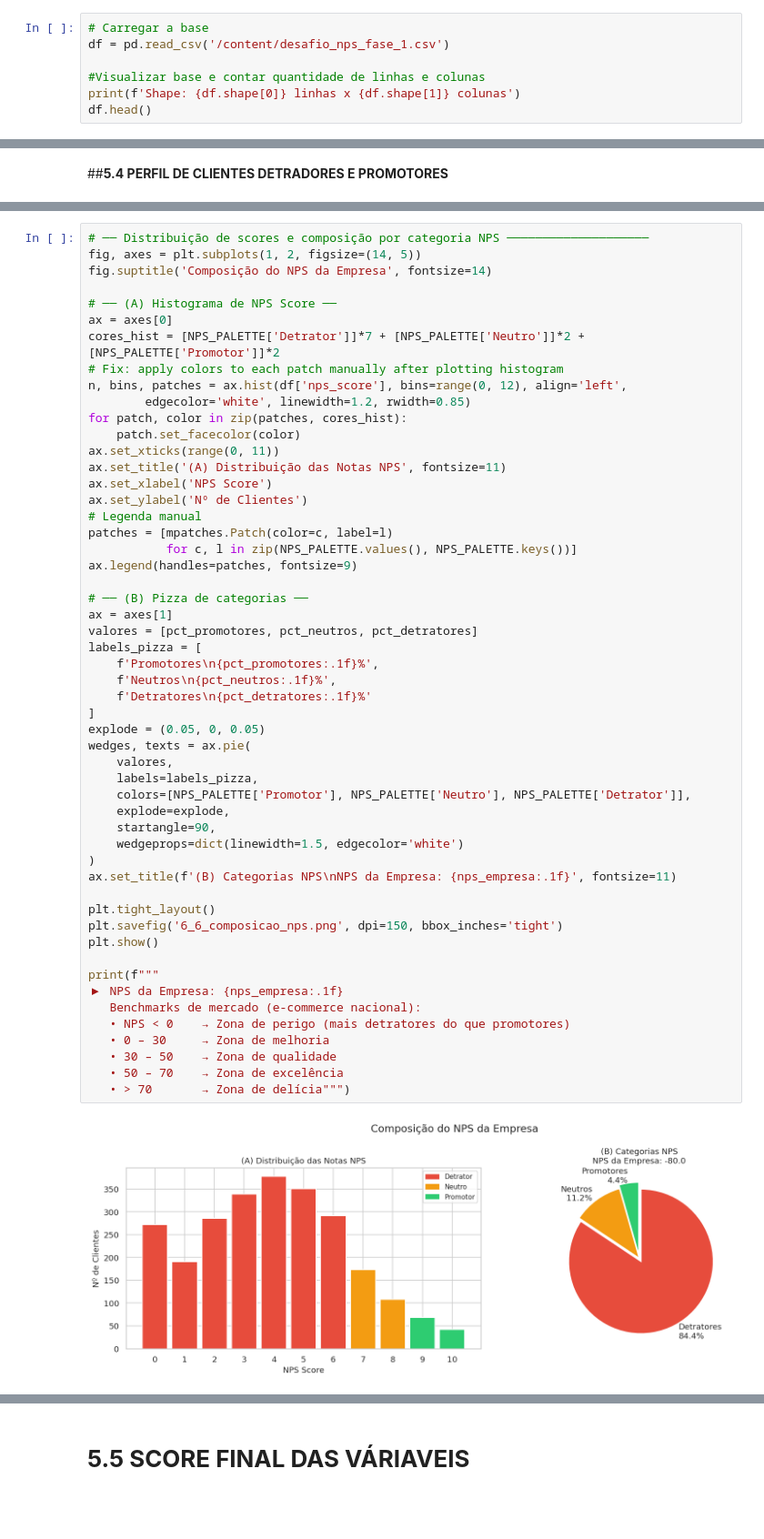
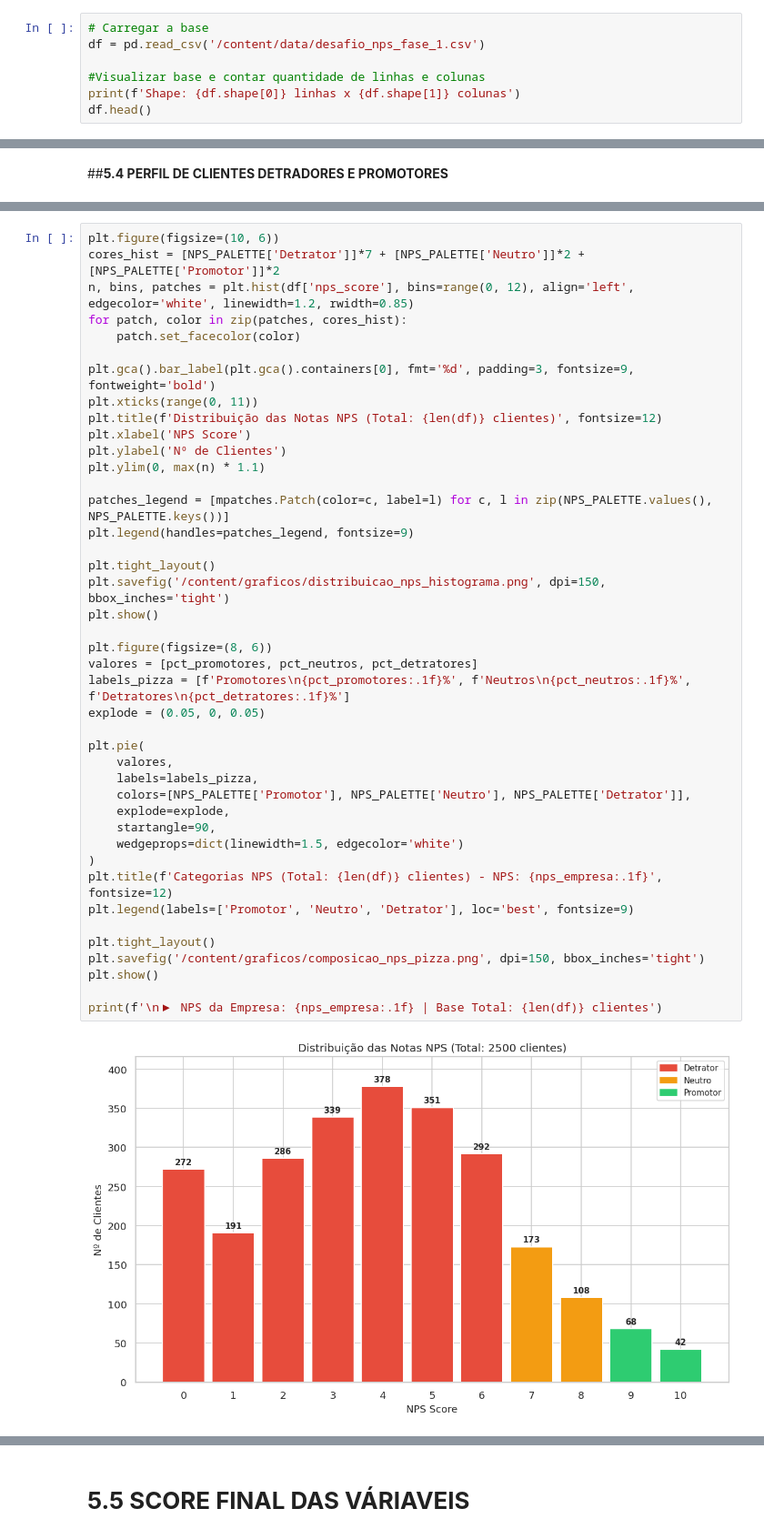
Before and after one commit to postechfiap018-ctrl/TECH_CHALLENGE_FASE1, a Jupyter notebook: EDA_TECHALLENGE_FASE1.ipynb, the cells around one changed output, grey strips where cells are left out. Shown at 91% size. Saved outputs shown, nothing was run; the diff lists cells and outputs as text; blank space fills up the shorter version.

```diff
--- a/EDA_TECHALLENGE_FASE1.ipynb
+++ b/EDA_TECHALLENGE_FASE1.ipynb
@@ -42,6 +38,6 @@ Sucesso!
 # %%
 # Carregar a base
-df = pd.read_csv('/content/desafio_nps_fase_1.csv')
+df = pd.read_csv('/content/data/desafio_nps_fase_1.csv')
 
 #Visualizar base e contar quantidade de linhas e colunas
 print(f'Shape: {df.shape[0]} linhas x {df.shape[1]} colunas')
@@ -950,57 +1125,46 @@ print("""
    • Clientes novos (até 6 meses) são os mais vulneráveis
    • Ticket médio-baixo combinado com problemas na entrega = risco alto de detratores
 # %%
-# ── Distribuição de scores e composição por categoria NPS ────────────────────
-fig, axes = plt.subplots(1, 2, figsize=(14, 5))
-fig.suptitle('Composição do NPS da Empresa', fontsize=14)
-
-# ── (A) Histograma de NPS Score ──
-ax = axes[0]
+plt.figure(figsize=(10, 6))
 cores_hist = [NPS_PALETTE['Detrator']]*7 + [NPS_PALETTE['Neutro']]*2 + [NPS_PALETTE['Promotor']]*2
-# Fix: apply colors to each patch manually after plotting histogram
-n, bins, patches = ax.hist(df['nps_score'], bins=range(0, 12), align='left',
-        edgecolor='white', linewidth=1.2, rwidth=0.85)
+n, bins, patches = plt.hist(df['nps_score'], bins=range(0, 12), align='left', edgecolor='white', linewidth=1.2, rwidth=0.85)
 for patch, color in zip(patches, cores_hist):
     patch.set_facecolor(color)
-ax.set_xticks(range(0, 11))
-ax.set_title('(A) Distribuição das Notas NPS', fontsize=11)
-ax.set_xlabel('NPS Score')
-ax.set_ylabel('Nº de Clientes')
-# Legenda manual
-patches = [mpatches.Patch(color=c, label=l)
-           for c, l in zip(NPS_PALETTE.values(), NPS_PALETTE.keys())]
-ax.legend(handles=patches, fontsize=9)
 
-# ── (B) Pizza de categorias ──
-ax = axes[1]
+plt.gca().bar_label(plt.gca().containers[0], fmt='%d', padding=3, fontsize=9, fontweight='bold')
+plt.xticks(range(0, 11))
+plt.title(f'Distribuição das Notas NPS (Total: {len(df)} clientes)', fontsize=12)
+plt.xlabel('NPS Score')
+plt.ylabel('Nº de Clientes')
+plt.ylim(0, max(n) * 1.1)
+
+patches_legend = [mpatches.Patch(color=c, label=l) for c, l in zip(NPS_PALETTE.values(), NPS_PALETTE.keys())]
+plt.legend(handles=patches_legend, fontsize=9)
+
+plt.tight_layout()
+plt.savefig('/content/graficos/distribuicao_nps_histograma.png', dpi=150, bbox_inches='tight')
+plt.show()
+
+plt.figure(figsize=(8, 6))
 valores = [pct_promotores, pct_neutros, pct_detratores]
-labels_pizza = [
-    f'Promotores\n{pct_promotores:.1f}%',
-    f'Neutros\n{pct_neutros:.1f}%',
-    f'Detratores\n{pct_detratores:.1f}%'
-]
+labels_pizza = [f'Promotores\n{pct_promotores:.1f}%', f'Neutros\n{pct_neutros:.1f}%', f'Detratores\n{pct_detratores:.1f}%']
 explode = (0.05, 0, 0.05)
-wedges, texts = ax.pie(
+
+plt.pie(
     valores,
     labels=labels_pizza,
     colors=[NPS_PALETTE['Promotor'], NPS_PALETTE['Neutro'], NPS_PALETTE['Detrator']],
     explode=explode,
     startangle=90,
     wedgeprops=dict(linewidth=1.5, edgecolor='white')
 )
-ax.set_title(f'(B) Categorias NPS\nNPS da Empresa: {nps_empresa:.1f}', fontsize=11)
+plt.title(f'Categorias NPS (Total: {len(df)} clientes) - NPS: {nps_empresa:.1f}', fontsize=12)
+plt.legend(labels=['Promotor', 'Neutro', 'Detrator'], loc='best', fontsize=9)
 
 plt.tight_layout()
-plt.savefig('6_6_composicao_nps.png', dpi=150, bbox_inches='tight')
+plt.savefig('/content/graficos/composicao_nps_pizza.png', dpi=150, bbox_inches='tight')
 plt.show()
 
-print(f"""
-▶ NPS da Empresa: {nps_empresa:.1f}
-   Benchmarks de mercado (e-commerce nacional):
-   • NPS < 0    → Zona de perigo (mais detratores do que promotores)
-   • 0 – 30     → Zona de melhoria
-   • 30 – 50    → Zona de qualidade
-   • 50 – 70    → Zona de excelência
-   • > 70       → Zona de delícia""")
+print(f'\n▶ NPS da Empresa: {nps_empresa:.1f} | Base Total: {len(df)} clientes')
 # %% [output]
-[figure, old version]
+[figure, new version]
```
Also changed, not shown: parts of 33 cells of this notebook.
